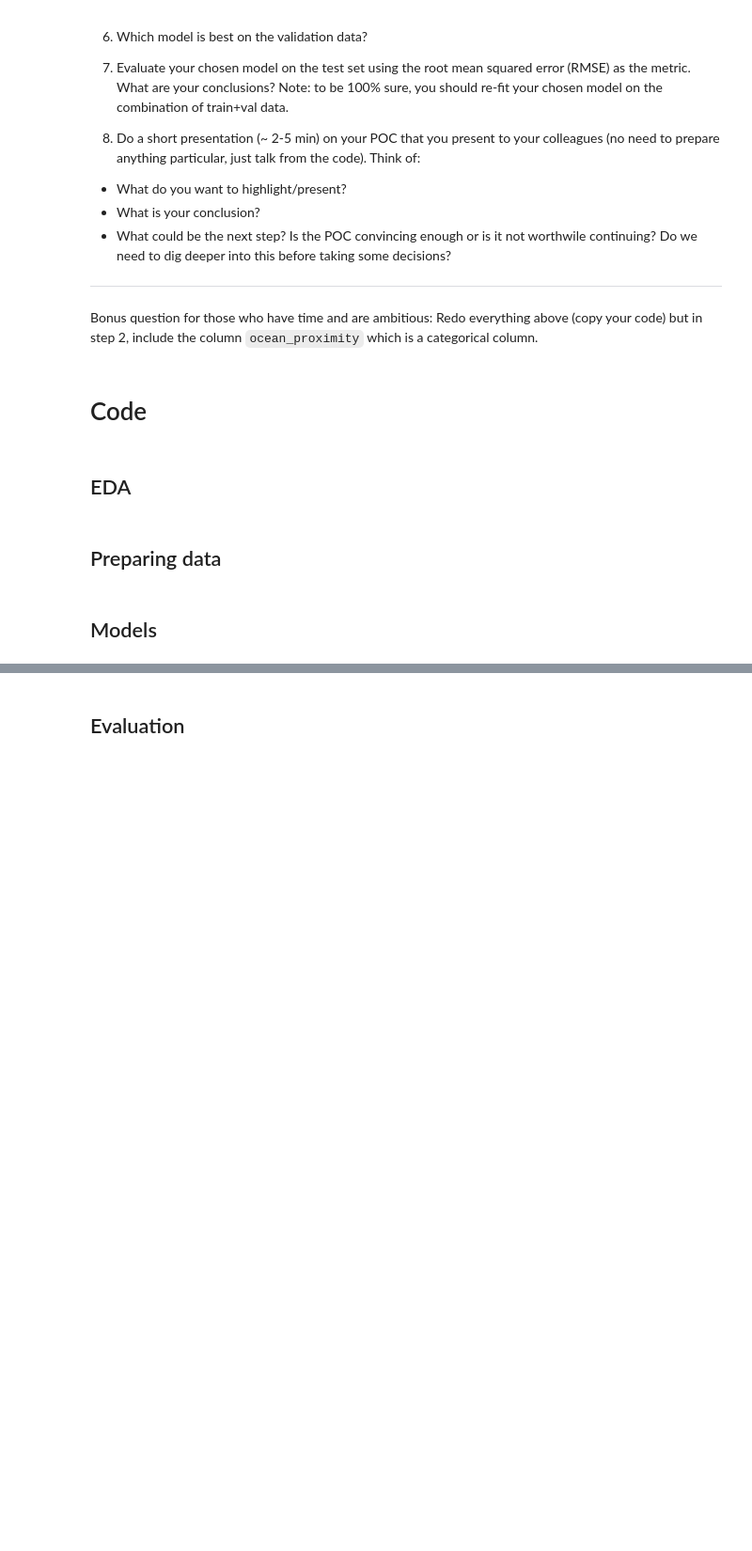
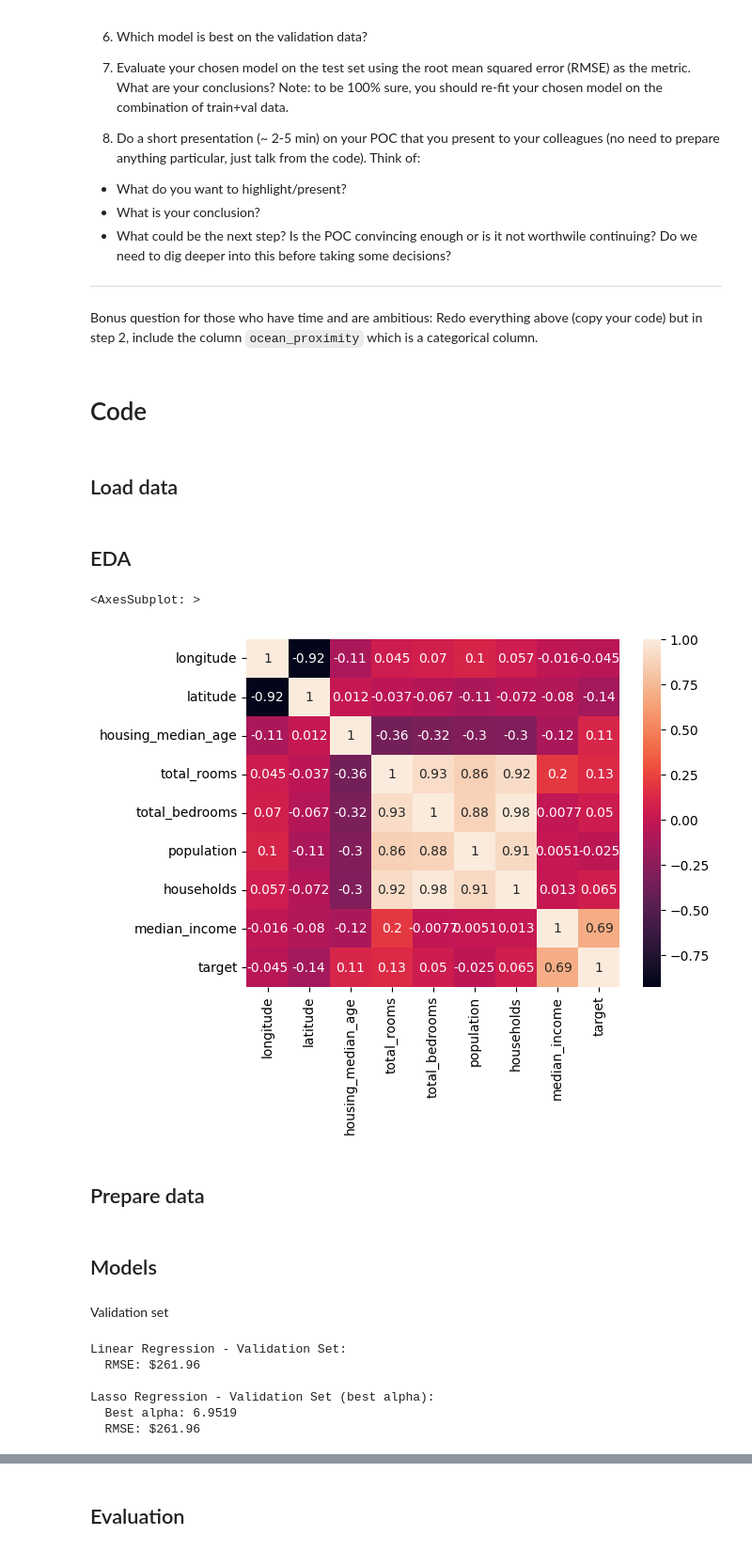
Before and after one commit to IsaacHog/ec-data-science-24, a Jupyter notebook: ml/kunskapskontroll_1/kunskapskontroll_1_house_prices.ipynb, the cells around one changed output, grey strips where cells are left out. Shown at 94% size. Cells and saved outputs as stored; diff of their text form; code cells hidden in the pictures; blank space fills up the shorter version.

```diff
--- a/ml/kunskapskontroll_1/kunskapskontroll_1_house_prices.ipynb
+++ b/ml/kunskapskontroll_1/kunskapskontroll_1_house_prices.ipynb
@@ -48,10 +53,26 @@ from sklearn.ensemble import RandomForestRegressor
 
 from sklearn.metrics import root_mean_squared_error
 from sklearn.model_selection import train_test_split
+# %% [markdown]
+## Load data
 # %%
-# Below, set your own path where you have stored the data file if it is not in the /data folder.
-housing = pd.read_csv(r'data/housing.csv')
+housing = pd.read_csv('data/housing.csv')
+
+housing.drop(columns=['ocean_proximity'], inplace=True)
+
+y = housing['median_house_value']
+X = housing.drop(columns=['median_house_value']) # Drop the target variable and the categorical column
 # %% [markdown]
 ## EDA
+# %%
+# Placing all the data in "df" so I can make a nice correlation plot
+df = X.copy()
+df['target'] = y
+
+correlation_matrix = df.corr()
+sns.heatmap(correlation_matrix, annot=True)
+# %% [output]
+<AxesSubplot: >
+[figure, added]
 # %% [markdown]
-## Preparing data
+## Prepare data
@@ -58,2 +99,39 @@ housing = pd.read_csv(r'data/housing.csv')
 # %% [markdown]
 ## Models
+# %% [markdown]
+Validation set
+# %%
+# Linear regression
+lin_reg = LinearRegression()
+
+lin_reg.fit(X_train, y_train)
+
+y_val_pred = lin_reg.predict(X_val)
+rmse_val_lr = np.sqrt(root_mean_squared_error(y_val, y_val_pred))
+
+print(f"Linear Regression - Validation Set:")
+print(f"  RMSE: ${rmse_val_lr:.2f}")
+
+
+# Lasso regression
+lasso = Lasso()
+param_grid = {'alpha': np.logspace(-2, 1, 20)} # Explore a range of alpha values
+grid_search = GridSearchCV(lasso, param_grid, cv=5, scoring='neg_mean_squared_error', n_jobs=-1) #n_jobs=-1 for parallelization.
+grid_search.fit(X_train, y_train)
+
+best_alpha = grid_search.best_params_['alpha']
+best_lasso = grid_search.best_estimator_
+
+y_val_pred_lasso = best_lasso.predict(X_val)
+rmse_val_lasso = np.sqrt(root_mean_squared_error(y_val, y_val_pred_lasso))
+
+print("\nLasso Regression - Validation Set (best alpha):")
+print(f"  Best alpha: {best_alpha:.4f}")
+print(f"  RMSE: ${rmse_val_lasso:.2f}")
+# %% [output]
+Linear Regression - Validation Set:
+  RMSE: $261.96
+
+Lasso Regression - Validation Set (best alpha):
+  Best alpha: 6.9519
+  RMSE: $261.96
```
Also changed, not shown: parts of 6 cells of this notebook, 2 other files.
